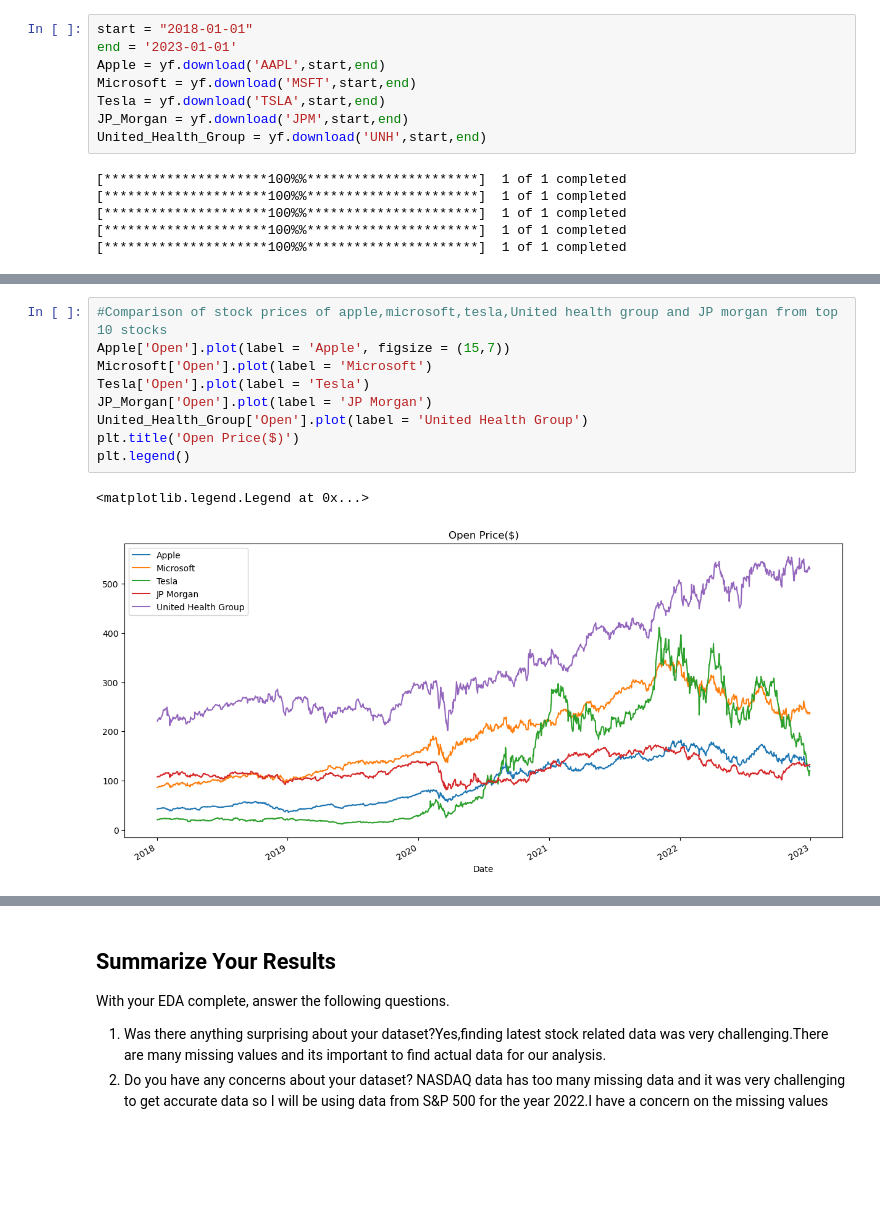
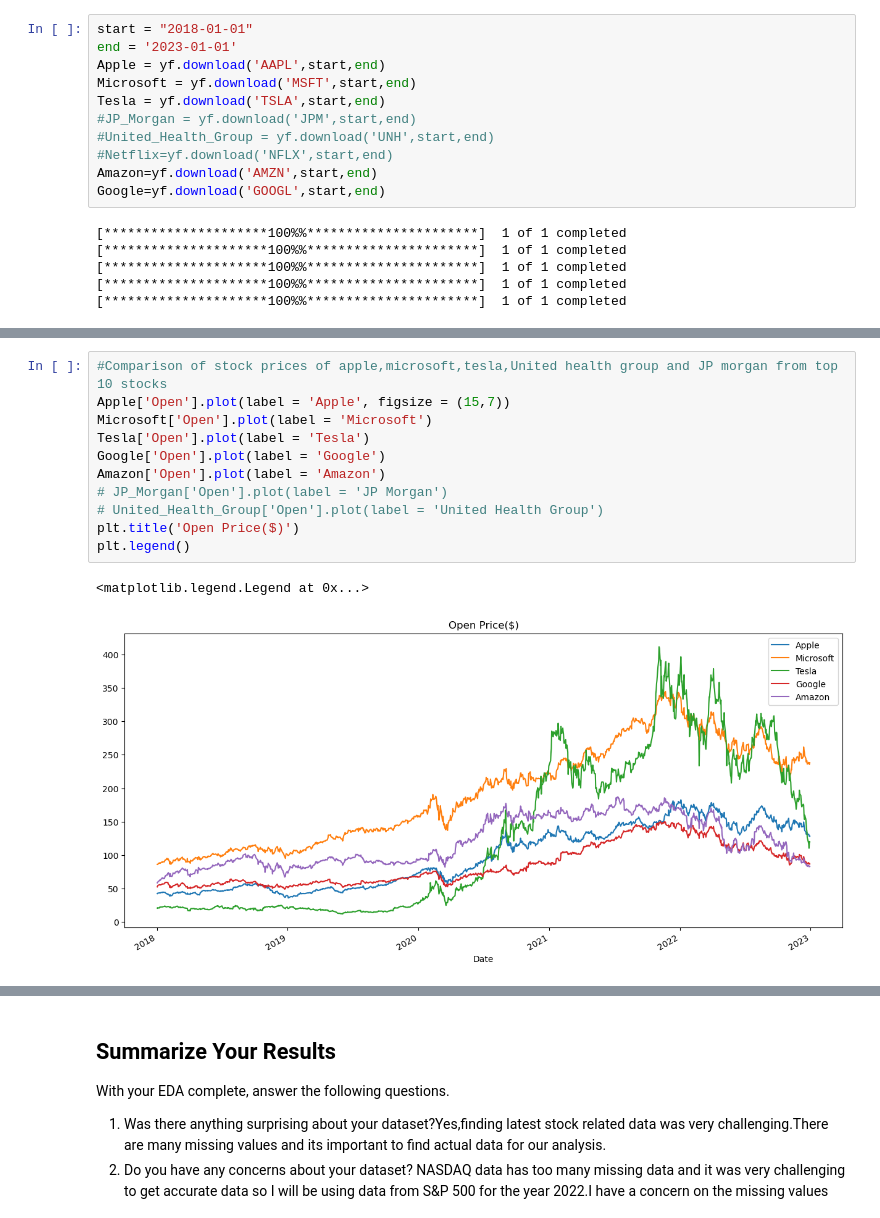
Before and after one commit to RajaniCherukuri/eda-checkpoint, a Jupyter notebook: checkpoint-two.ipynb, the cells around one changed output, grey strips where cells are left out. Cells and saved outputs as stored; diff of their text form; blank space fills up the shorter version.

```diff
--- a/checkpoint-two.ipynb
+++ b/checkpoint-two.ipynb
@@ -451,8 +502,11 @@ end = '2023-01-01'
 Apple = yf.download('AAPL',start,end)
 Microsoft = yf.download('MSFT',start,end)
 Tesla = yf.download('TSLA',start,end)
-JP_Morgan = yf.download('JPM',start,end)
-United_Health_Group = yf.download('UNH',start,end)
+#JP_Morgan = yf.download('JPM',start,end)
+#United_Health_Group = yf.download('UNH',start,end)
+#Netflix=yf.download('NFLX',start,end)
+Amazon=yf.download('AMZN',start,end)
+Google=yf.download('GOOGL',start,end)
 # %% [output]
 [*********************100%%**********************]  1 of 1 completed
 [*********************100%%**********************]  1 of 1 completed
@@ -462,15 +525,17 @@ United_Health_Group = yf.download('UNH',start,end)
 # %%
 #Comparison of stock prices of apple,microsoft,tesla,United health group and JP morgan from top 10 stocks
 Apple['Open'].plot(label = 'Apple', figsize = (15,7))
 Microsoft['Open'].plot(label = 'Microsoft')
 Tesla['Open'].plot(label = 'Tesla')
-JP_Morgan['Open'].plot(label = 'JP Morgan')
-United_Health_Group['Open'].plot(label = 'United Health Group')
+Google['Open'].plot(label = 'Google')
+Amazon['Open'].plot(label = 'Amazon')
+# JP_Morgan['Open'].plot(label = 'JP Morgan')
+# United_Health_Group['Open'].plot(label = 'United Health Group')
 plt.title('Open Price($)')
 plt.legend()
 # %% [output]
 <matplotlib.legend.Legend at 0x...>
-[figure, old version]
+[figure, new version]
 # %%
 #Comparison of volumes of stock traded for apple,microsoft,tesla,United health group and JP morgan from top 10 stocks.
 Apple['Volume'].plot(label = 'Apple', figsize = (15,7))
```
Also changed, not shown: parts of 13 cells of this notebook.
